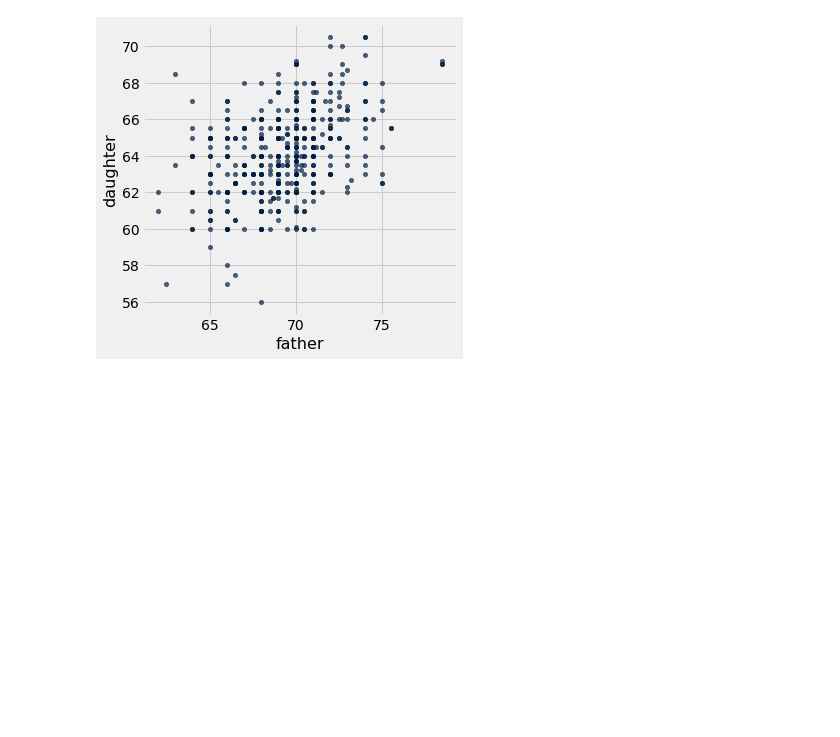
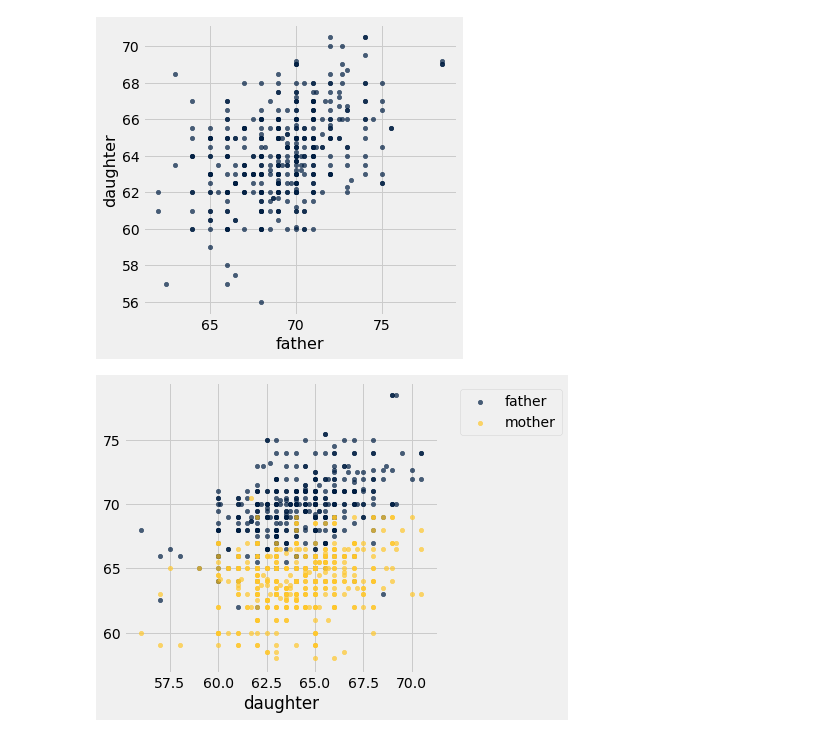
Before and after one commit to shionguha/cosc3570-introdatascience-fa18, a Jupyter notebook: sep25-27-inclass.ipynb, the cells around one changed output. Drawn from its saved outputs; the diff is of its cells as text; code cells hidden in the pictures; blank space fills up the shorter version.

```diff
--- a/sep25-27-inclass.ipynb
+++ b/sep25-27-inclass.ipynb
@@ -183,3 +183,8 @@ heights.scatter('mother','daughter')
 heights.scatter('father','daughter')
 # %% [output]
 [figure]
+# %%
+#putting it all together
+heights.scatter('daughter')
+# %% [output]
+[figure, added]
```
Also changed, not shown: 1 other file.
